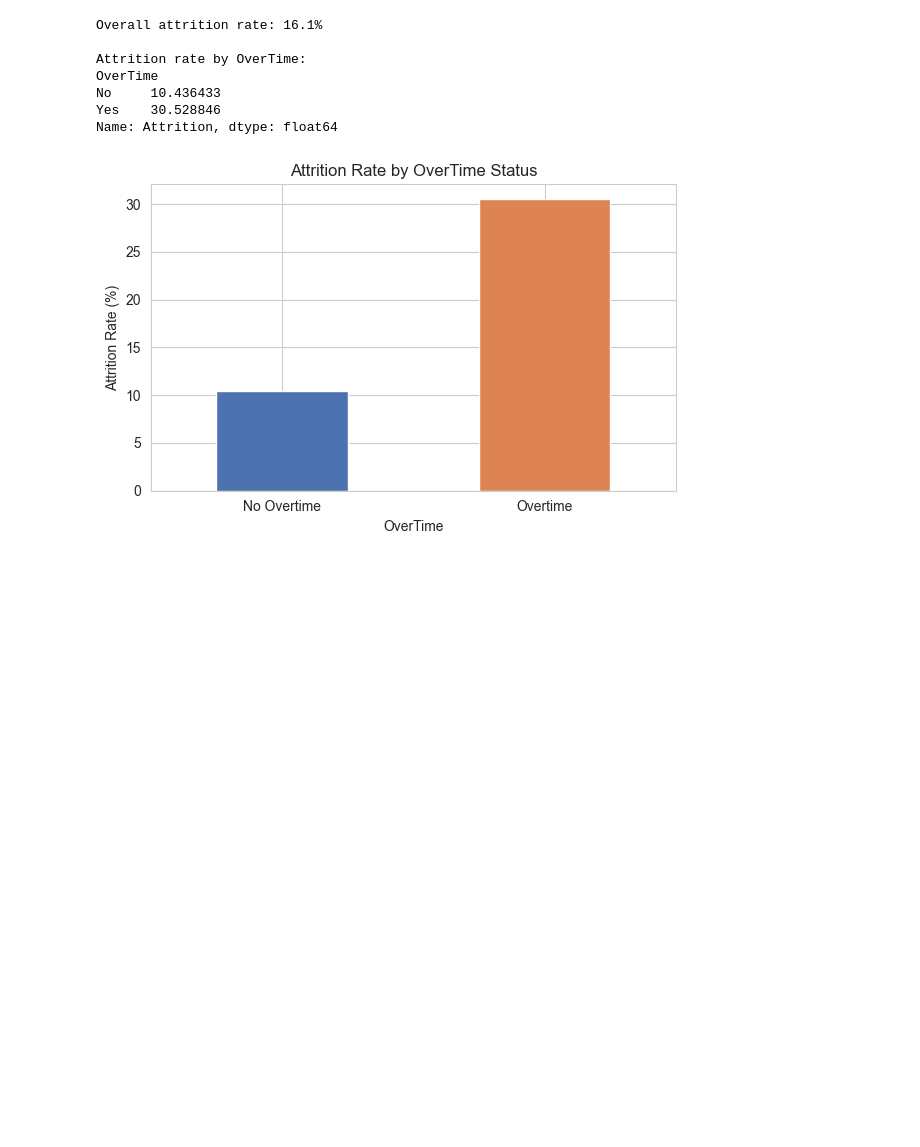
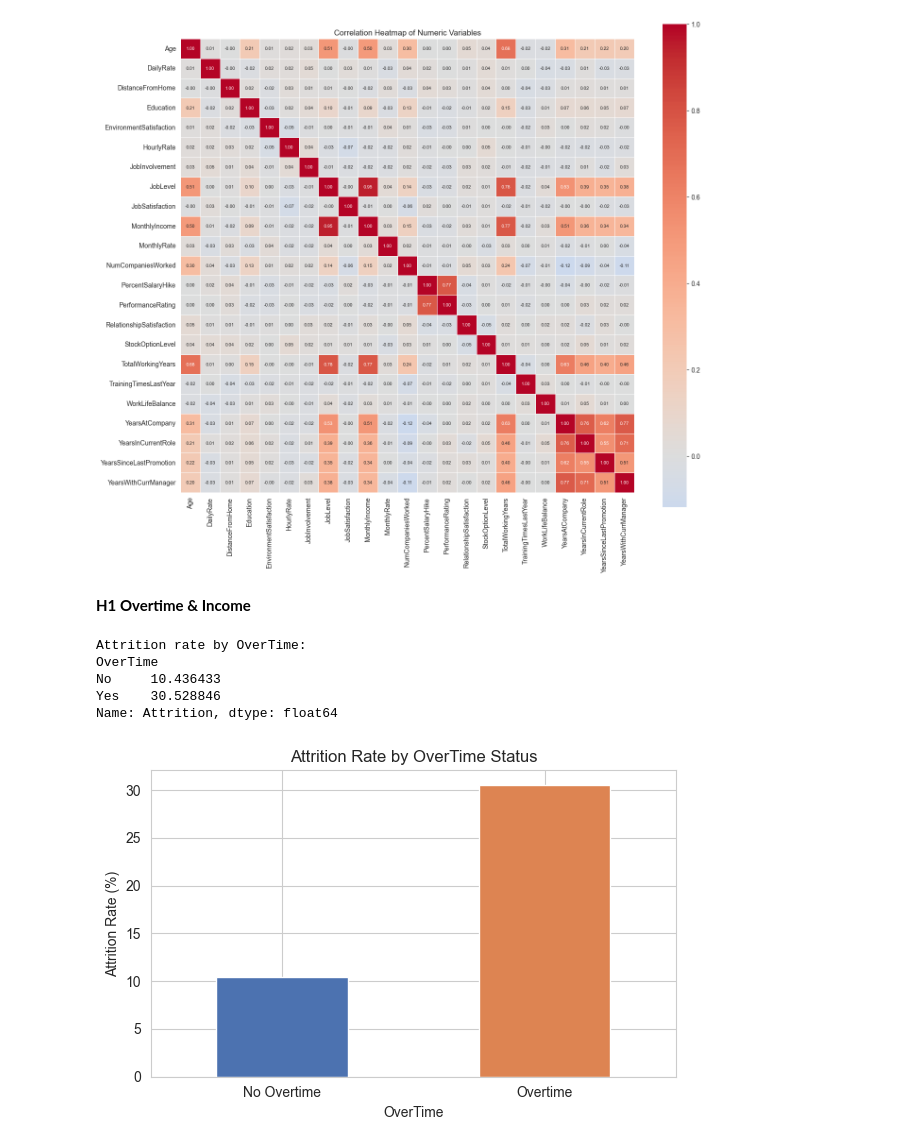
Before and after one commit to Mijipabs/Staff-attrition-prediction, a Jupyter notebook: code.ipynb, the cells around one changed output. Drawn from its saved outputs; the diff is of its cells as text; code cells hidden in the pictures; blank space fills up the shorter version.

```diff
--- a/code.ipynb
+++ b/code.ipynb
@@ -16,10 +131,22 @@ Name: proportion, dtype: float64
+# %%
+#corellation heatmap
+numeric_df = df.select_dtypes(include=[np.number]).drop(
+    columns=['EmployeeCount', 'EmployeeNumber', 'StandardHours'], errors='ignore'
+)
+
+corr_matrix = numeric_df.corr()
+
+fig, ax = plt.subplots(figsize=(14, 12))
+sns.heatmap(corr_matrix, annot=True, fmt='.2f', cmap='coolwarm', center=0,
+            square=True, linewidths=0.5, annot_kws={'size': 7}, ax=ax)
+ax.set_title('Correlation Heatmap of Numeric Variables')
+plt.tight_layout()
+plt.show()
+# %% [output]
+[figure, added]
+# %% [markdown]
+**H1 Overtime & Income**
 # %%
-sns.set_style('whitegrid')
-
-# Overall attrition rate
-attrition_rate = (df['Attrition'] == 'Yes').mean() * 100
-print(f"Overall attrition rate: {attrition_rate:.1f}%")
-
 # Attrition rate by OverTime
 overtime_attrition = df.groupby('OverTime')['Attrition'].apply(lambda x: (x == 'Yes').mean() * 100)
 print("\nAttrition rate by OverTime:")
@@ -34,8 +161,6 @@ ax.set_xticklabels(['No Overtime', 'Overtime'], rotation=0)
 plt.tight_layout()
 plt.show()
 # %% [output]
-Overall attrition rate: 16.1%
-
 Attrition rate by OverTime:
 OverTime
 No     10.436433
```
Also changed, not shown: parts of 24 cells of this notebook.
